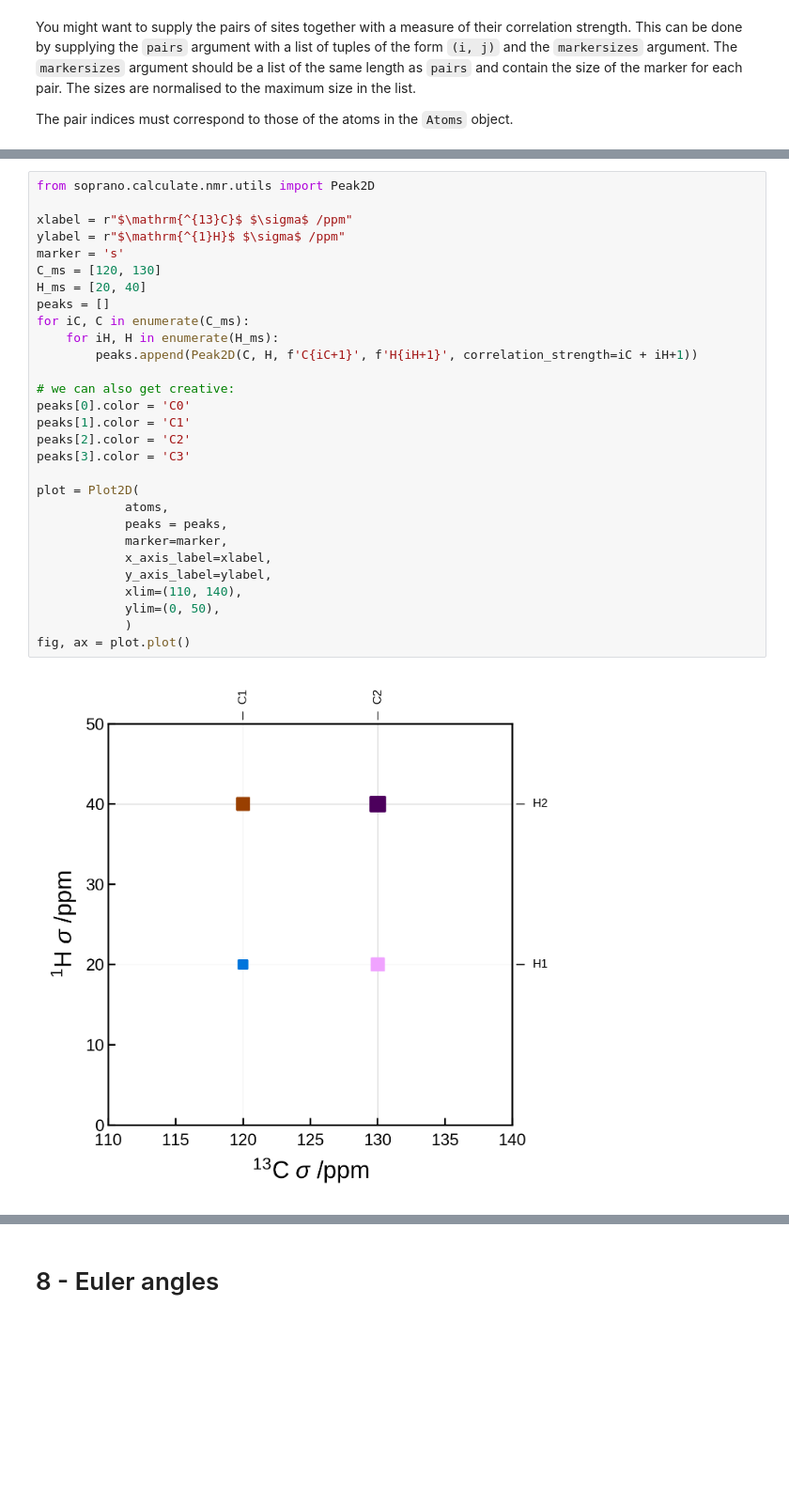
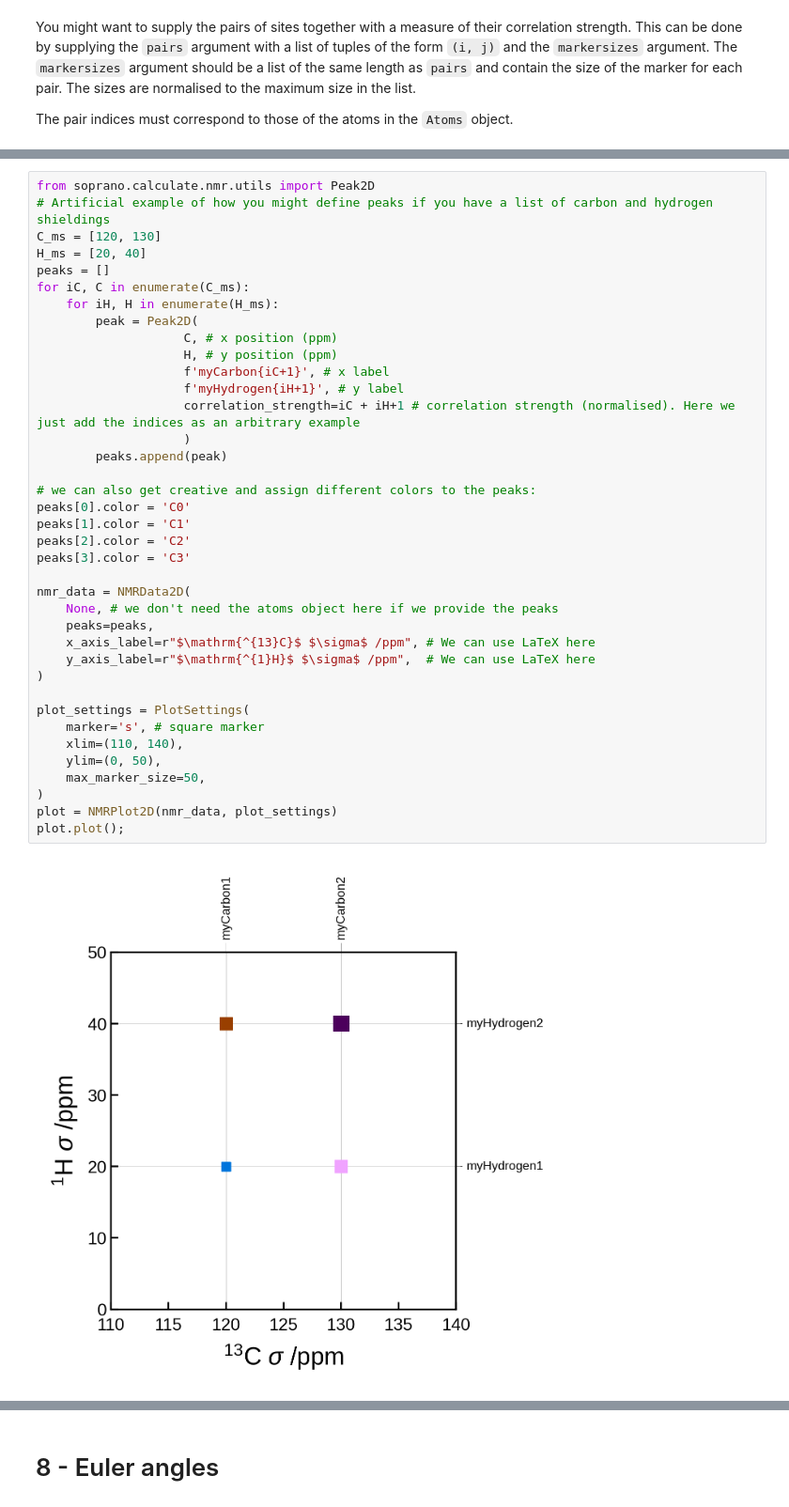
Before and after one commit to CCP-NC/soprano, a Jupyter notebook: tutorials/05-nmr.ipynb, the cells around one changed output, grey strips where cells are left out. Shown at 94% size. Drawn from its saved outputs; the diff is of its cells as text; blank space fills up the shorter version.

```diff
--- a/tutorials/05-nmr.ipynb
+++ b/tutorials/05-nmr.ipynb
@@ -495,32 +618,41 @@ Alternatively, we can instead supply the peaks as a list of `Peak2D` objects. Th
 # %%
 from soprano.calculate.nmr.utils import Peak2D
-
-xlabel = r"$\mathrm{^{13}C}$ $\sigma$ /ppm"
-ylabel = r"$\mathrm{^{1}H}$ $\sigma$ /ppm"
-marker = 's'
+# Artificial example of how you might define peaks if you have a list of carbon and hydrogen shieldings
 C_ms = [120, 130]
 H_ms = [20, 40]
 peaks = []
 for iC, C in enumerate(C_ms):
     for iH, H in enumerate(H_ms):
-        peaks.append(Peak2D(C, H, f'C{iC+1}', f'H{iH+1}', correlation_strength=iC + iH+1))
+        peak = Peak2D(
+                    C, # x position (ppm)
+                    H, # y position (ppm)
+                    f'myCarbon{iC+1}', # x label
+                    f'myHydrogen{iH+1}', # y label
+                    correlation_strength=iC + iH+1 # correlation strength (normalised). Here we just add the indices as an arbitrary example
+                    )
+        peaks.append(peak)
 
-# we can also get creative:
+# we can also get creative and assign different colors to the peaks:
 peaks[0].color = 'C0'
 peaks[1].color = 'C1'
 peaks[2].color = 'C2'
 peaks[3].color = 'C3'
 
-plot = Plot2D(
-            atoms,
-            peaks = peaks,
-            marker=marker,
-            x_axis_label=xlabel,
-            y_axis_label=ylabel,
-            xlim=(110, 140),
-            ylim=(0, 50),
-            )
-fig, ax = plot.plot()
+nmr_data = NMRData2D(
+    None, # we don't need the atoms object here if we provide the peaks
+    peaks=peaks,
+    x_axis_label=r"$\mathrm{^{13}C}$ $\sigma$ /ppm", # We can use LaTeX here
+    y_axis_label=r"$\mathrm{^{1}H}$ $\sigma$ /ppm",  # We can use LaTeX here
+)
+
+plot_settings = PlotSettings(
+    marker='s', # square marker
+    xlim=(110, 140),
+    ylim=(0, 50),
+    max_marker_size=50,
+)
+plot = NMRPlot2D(nmr_data, plot_settings)
+plot.plot();
 # %% [output]
-[figure, old version]
+[figure, new version]
 # %% [markdown]
```
Also changed, not shown: parts of 32 cells of this notebook, 4 other files.
